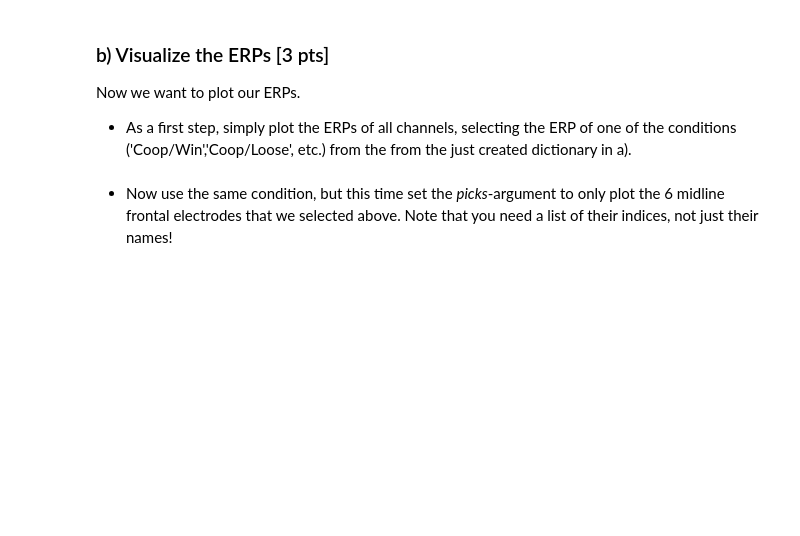
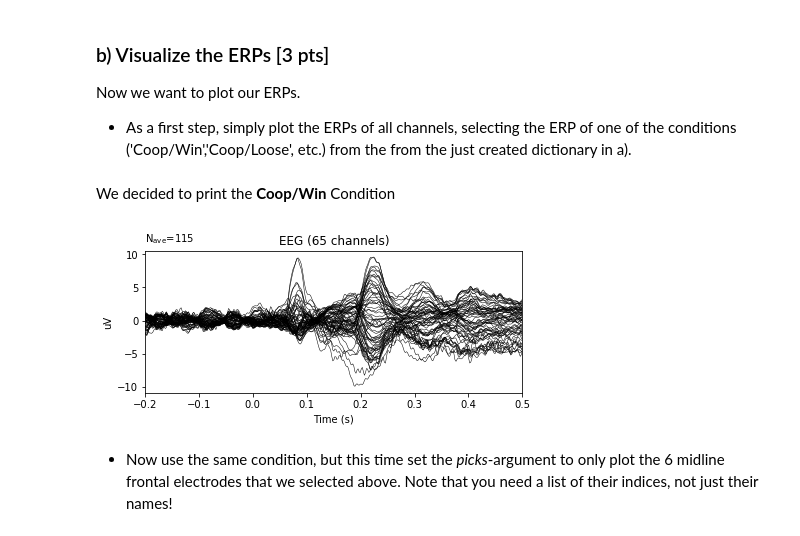
Before and after one commit to NBP-ACC/week-10-acc10, a Jupyter notebook: Sheet08.ipynb, the cells around one changed output. Cells and saved outputs as stored; diff of their text form; code cells hidden in the pictures; blank space fills up the shorter version.

```diff
--- a/Sheet08.ipynb
+++ b/Sheet08.ipynb
@@ -265,8 +261,8 @@ event_id = {
             'Coop/IC': 7,
             'Comp/CC': 13,
             'Comp/II': 14,
-            'Comp/CI': 15,
-            'Comp/IC': 16,
+            'Comp/CI': 11,
+            'Comp/IC': 12,
             'Train/C': 1,
             'Train/I': 2
 }
@@ -307,12 +320,10 @@ Refering to the [paper](https://www.frontiersin.org/articles/10.3389/fpsyg.2019.
 # %%
-print(epochs)
-
 # create dictionary of ERPs with respect to WIN/ LOOSE events
 evoked_dict = {
                'Coop/Win': epochs['Coop/CC'].average(),
-               'Coop/Loose': epochs['Coop/CI', 'Coop/IC', 'Coop/II'].average(),
-               'Comp/Win': epochs['Comp/CC', 'Comp/CI', 'Comp/IC'].average(),
-               'Comp/Loose': epochs['Comp/II'].average()
+               'Coop/Loose': epochs['Coop/II'].average(),
+               'Comp/Win': epochs['Comp/CI'].average(),
+               'Comp/Loose': epochs['Comp/IC'].average()
 }
 # %% [markdown]
 ### b) Visualize the ERPs [3 pts]
@@ -331,3 +333,11 @@ plt.show()
+# %%
+# plot ERPs of all channels for a one of the conditions
+printmd('We decided to print the **Coop/Win** Condition')
+evoked_dict['Coop/Win'].plot()
+plt.show()
+# %% [output]
+We decided to print the **Coop/Win** Condition
+[figure, added]
 # %% [markdown]
 - Now use the same condition, but this time set the *picks*-argument to only plot the 6 midline frontal electrodes that we selected above. Note that you need a list of their indices, not just their names!
 # %%
```
Also changed, not shown: parts of 14 cells of this notebook.
